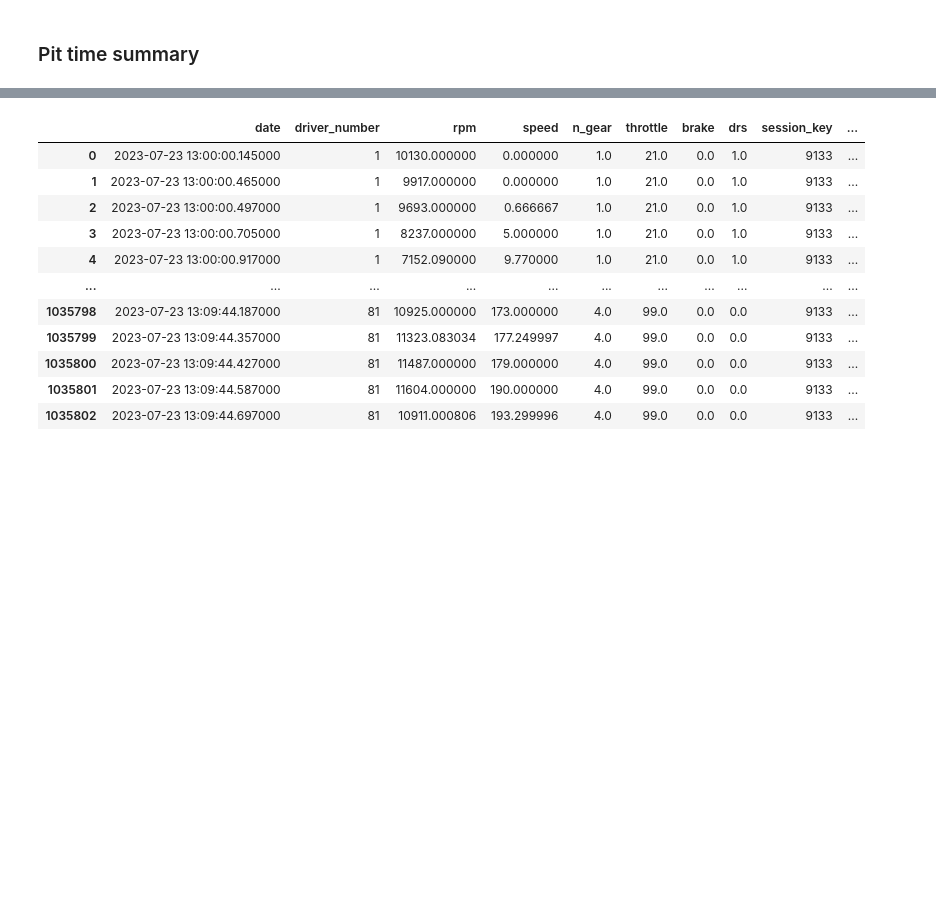
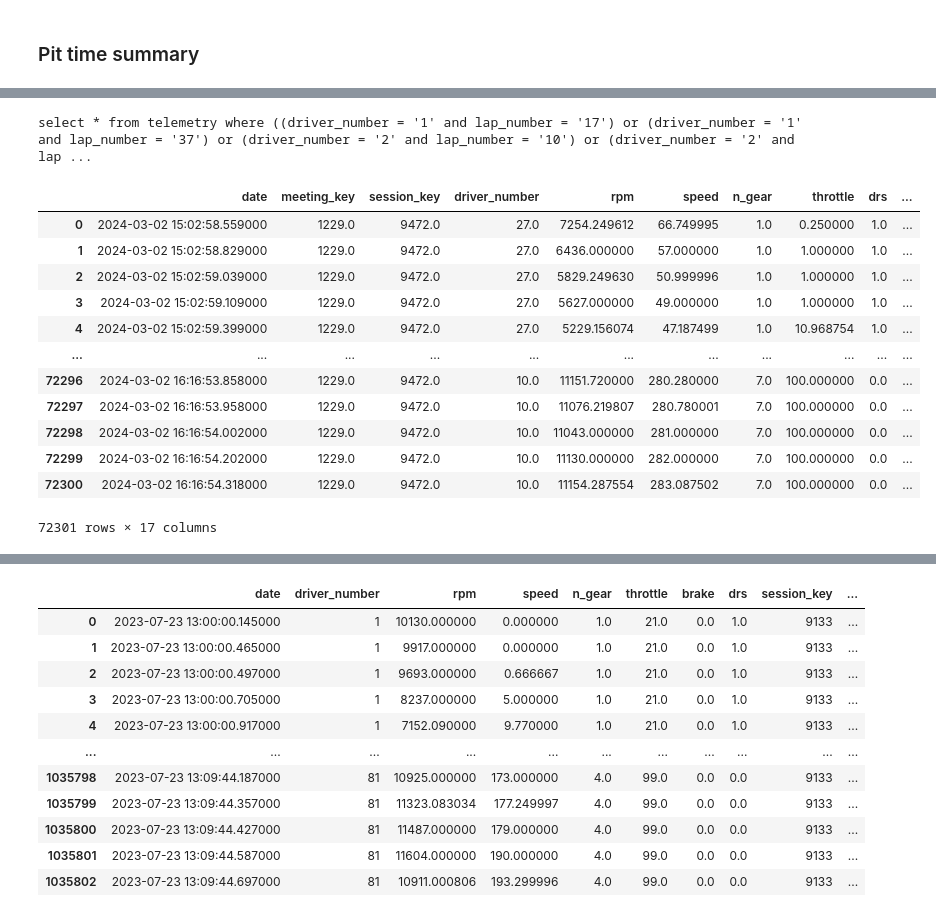
Before and after one commit to gokul-ramesh/f1-live-telemetry, a Jupyter notebook: testing.ipynb, the cells around one changed output, grey strips where cells are left out. Saved outputs shown, nothing was run; the diff lists cells and outputs as text; code cells hidden in the pictures; blank space fills up the shorter version.

```diff
--- a/testing.ipynb
+++ b/testing.ipynb
@@ -279,6 +279,23 @@ import utils
 import matplotlib.pyplot as plt
 from scipy.ndimage import gaussian_filter1d, uniform_filter
 
-engine = create_engine(f"sqlite:///data/9133.db")
-circuit_length = 4318
+engine = create_engine("sqlite:///data/9472.db")
+
+location = 'Sakhir'
+year = 2024
 pit_limit = 80
+
+track_config = pd.read_csv('config/track_config.csv')
+track = track_config.query(f''' circuit_location == '{location}' ''')
+circuit_length = int(track.circuit_length.iloc[0])
+corners = eval(track.corners.iloc[0])
+start_line = eval(track.start_line.iloc[0])
+before_start_line = eval(track.before_start_line.iloc[0])
+after_start_line = eval(track.after_start_line.iloc[0])
+# %%
+query = f"select * from laptimes"
+df_laps = pd.read_sql_query(query, engine).query("is_pit_out_lap == 'True'")[['driver_number', 'lap_number']].astype(int)
+df_laps = df_laps.sort_values(by = ['driver_number', 'lap_number'])
+pit_out_laps = {(v.driver_number, v.lap_number):v.lap_number for k, v in df_laps.iterrows()}
+pit_laps = {(v.driver_number, v.lap_number - 1):v.lap_number for k, v in df_laps.iterrows()}
+pit_laps.update(pit_out_laps)
@@ -284,0 +322,23 @@ pit_limit = 80
+# %%
+query = f"select * from telemetry where ("
+subquery1 = ''.join([f'''(driver_number = '{k[0]}' and lap_number = '{k[1]}') or ''' for k in pit_laps.keys()] )
+# subquery2 = ''.join([f'''(driver_number = '{k[0]}' and lap_number = '{k[1]}') or ''' for k in pit_out_laps.keys()] )
+query = query+ subquery1[:-3] + ')'
+print(query)
+df = pd.read_sql_query(query, engine)
+df
+# %% [output]
+select * from telemetry where ((driver_number = '1' and lap_number = '17') or (driver_number = '1' and lap_number = '37') or (driver_number = '2' and lap_number = '10') or (driver_number = '2' and lap ...
+|  | date | meeting_key | session_key | driver_number | rpm | speed | n_gear | throttle | drs | ... |
+| 0 | 2024-03-02 15:02:58.559000 | 1229.0 | 9472.0 | 27.0 | 7254.249612 | 66.749995 | 1.0 | 0.250000 | 1.0 | ... |
+| 1 | 2024-03-02 15:02:58.829000 | 1229.0 | 9472.0 | 27.0 | 6436.000000 | 57.000000 | 1.0 | 1.000000 | 1.0 | ... |
+| 2 | 2024-03-02 15:02:59.039000 | 1229.0 | 9472.0 | 27.0 | 5829.249630 | 50.999996 | 1.0 | 1.000000 | 1.0 | ... |
+| 3 | 2024-03-02 15:02:59.109000 | 1229.0 | 9472.0 | 27.0 | 5627.000000 | 49.000000 | 1.0 | 1.000000 | 1.0 | ... |
+| 4 | 2024-03-02 15:02:59.399000 | 1229.0 | 9472.0 | 27.0 | 5229.156074 | 47.187499 | 1.0 | 10.968754 | 1.0 | ... |
+| ... | ... | ... | ... | ... | ... | ... | ... | ... | ... | ... |
+| 72296 | 2024-03-02 16:16:53.858000 | 1229.0 | 9472.0 | 10.0 | 11151.720000 | 280.280000 | 7.0 | 100.000000 | 0.0 | ... |
+| 72297 | 2024-03-02 16:16:53.958000 | 1229.0 | 9472.0 | 10.0 | 11076.219807 | 280.780001 | 7.0 | 100.000000 | 0.0 | ... |
+| 72298 | 2024-03-02 16:16:54.002000 | 1229.0 | 9472.0 | 10.0 | 11043.000000 | 281.000000 | 7.0 | 100.000000 | 0.0 | ... |
+| 72299 | 2024-03-02 16:16:54.202000 | 1229.0 | 9472.0 | 10.0 | 11130.000000 | 282.000000 | 7.0 | 100.000000 | 0.0 | ... |
+| 72300 | 2024-03-02 16:16:54.318000 | 1229.0 | 9472.0 | 10.0 | 11154.287554 | 283.087502 | 7.0 | 100.000000 | 0.0 | ... |
+72301 rows × 17 columns
```
Also changed, not shown: parts of 5 cells of this notebook, 1 other file.
